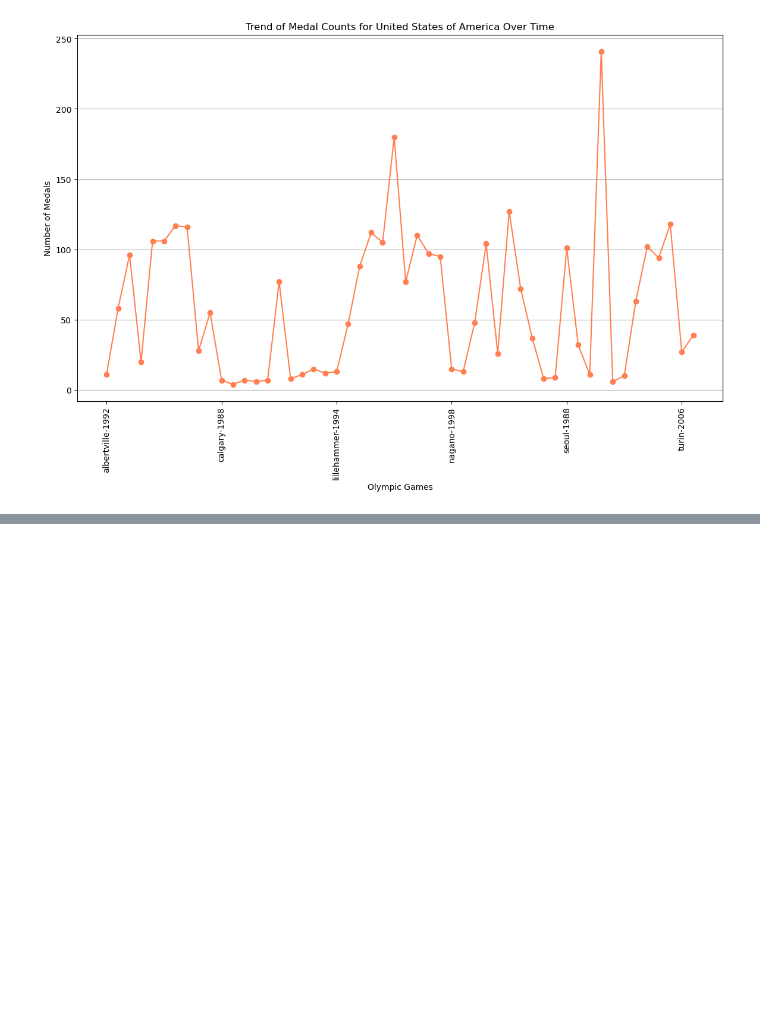
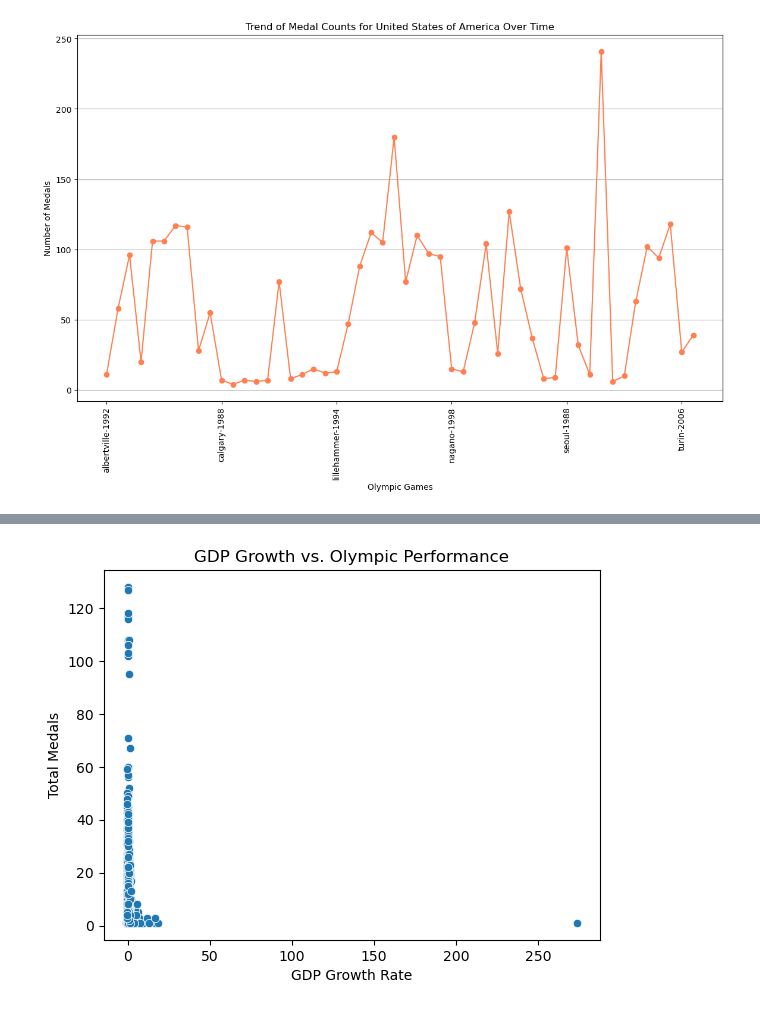
Before and after one commit to ncmoliver/olympic_analysis, a Jupyter notebook: olympic_analysis.ipynb, the cells around one changed output, grey strips where cells are left out. Cells and saved outputs as stored; diff of their text form; code cells hidden in the pictures; blank space fills up the shorter version.

```diff
--- a/olympic_analysis.ipynb
+++ b/olympic_analysis.ipynb
@@ -378,0 +499,81 @@ No host data available for comparison.
+# %%
+#What is the economic impact of hosting the Olympics on a country's subsequent Olympic performance?
+import pandas as pd
+
+# Load the datasets
+olympic_medals = pd.read_csv('olympic_medals.csv')
+olympic_hosts = pd.read_csv('olympic_hosts.csv')
+gdp_data = pd.read_csv('gdp.csv')
+
+# Remove the unnecessary 'Unnamed: 65' column from the GDP data
+gdp_data = gdp_data.drop(columns=['Unnamed: 65'], errors='ignore')
+
+# Clean and standardize country names if needed (add more mappings as necessary)
+country_name_mapping = {
+    "United States": "United States of America",
+    "Russia": "Russian Federation",
+    "UK": "United Kingdom",
+    # Add more mappings as necessary
+}
+
+olympic_medals['country_name'] = olympic_medals['country_name'].replace(country_name_mapping)
+gdp_data['Country Name'] = gdp_data['Country Name'].replace(country_name_mapping)
+
+# Ensure the 'slug_game' in Olympic data contains only the year
+olympic_medals['slug_game'] = olympic_medals['slug_game'].str.extract('(\d{4})')[0]
+
+# Convert 'slug_game' and 'game_year' to string for merging
+olympic_medals['slug_game'] = olympic_medals['slug_game'].astype(str)
+olympic_hosts['game_year'] = olympic_hosts['game_year'].astype(str)
+
+# Melt the GDP data to long format
+gdp_data_melted = gdp_data.melt(id_vars=['Country Name'], var_name='Year', value_name='GDP')
+gdp_data_melted['Year'] = gdp_data_melted['Year'].astype(str)
+
+# Merge hosts data with medals data to identify hosting years
+host_performance = olympic_medals.merge(olympic_hosts[['game_year', 'game_location']], left_on='slug_game', right_on='game_year', how='left')
+
+# Create a column to mark if the country was hosting in that year
+host_performance['is_host'] = host_performance['country_name'] == host_performance['game_location']
+
+# Find the years following hosting years for each country
+host_years = host_performance[host_performance['is_host'] == True]['game_year'].astype(int).unique()
+subsequent_years = (host_years + 4).astype(str)
+
+# Filter medals data for the subsequent Olympics
+subsequent_performance = olympic_medals[olympic_medals['slug_game'].isin(subsequent_years)]
+
+# Merge with GDP data to compare economic growth
+combined_data = subsequent_performance.merge(
+    gdp_data_melted,
+    left_on=['country_name', 'slug_game'],
+    right_on=['Country Name', 'Year'],
+    how='left'
+)
+
+# Drop rows with missing GDP or medal data
+combined_data.dropna(subset=['GDP', 'medal_type'], inplace=True)
+
+# Group by country and year to analyze the impact
+economic_impact = combined_data.groupby(['country_name', 'slug_game']).agg({
+    'medal_type': 'count',
+    'GDP': 'first'
+}).rename(columns={'medal_type': 'total_medals'})
+
+# Calculate GDP growth rate and compare with medal counts
+economic_impact['gdp_growth'] = economic_impact.groupby(level=0)['GDP'].pct_change()
+
+# Analyze correlation between GDP growth and medal performance
+correlation = economic_impact[['total_medals', 'gdp_growth']].corr()
+print("Correlation between GDP Growth and Olympic Performance:\n", correlation)
+
+# Plot the relationship between GDP growth and medal performance
+import seaborn as sns
+import matplotlib.pyplot as plt
+
+sns.scatterplot(x='gdp_growth', y='total_medals', data=economic_impact)
+plt.title('GDP Growth vs. Olympic Performance')
+plt.xlabel('GDP Growth Rate')
+plt.ylabel('Total Medals')
+plt.show()
+# %% [output]
@@ -378,0 +584 @@ No host data available for comparison.
+[figure, added]
```
Also changed, not shown: parts of 7 cells of this notebook, 1 other file.
